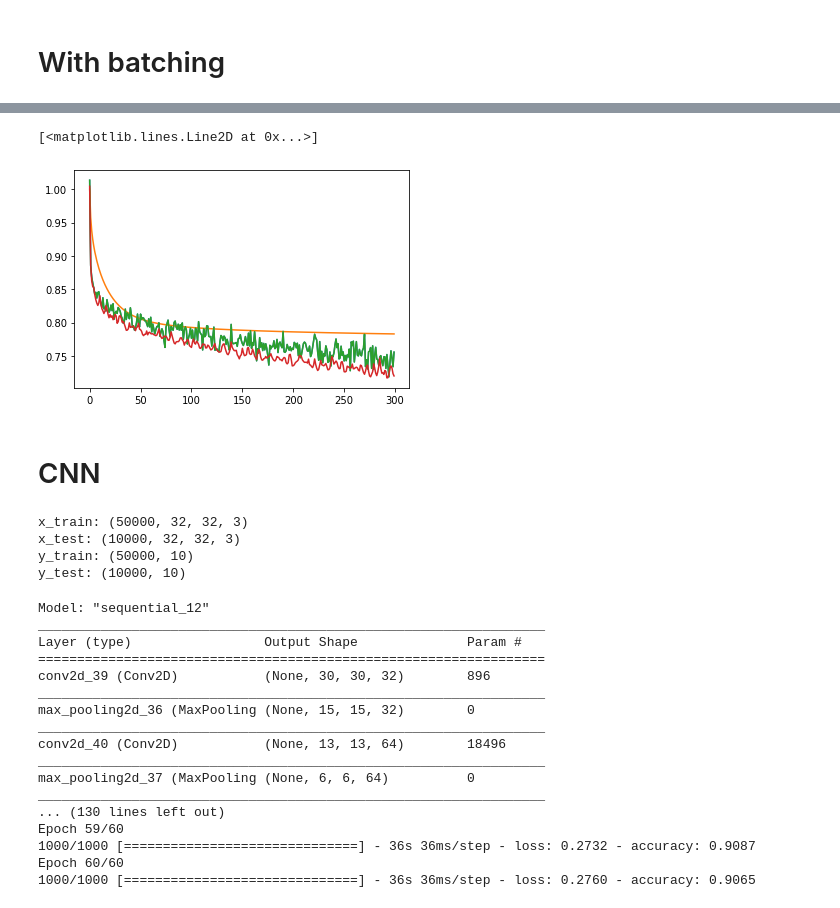
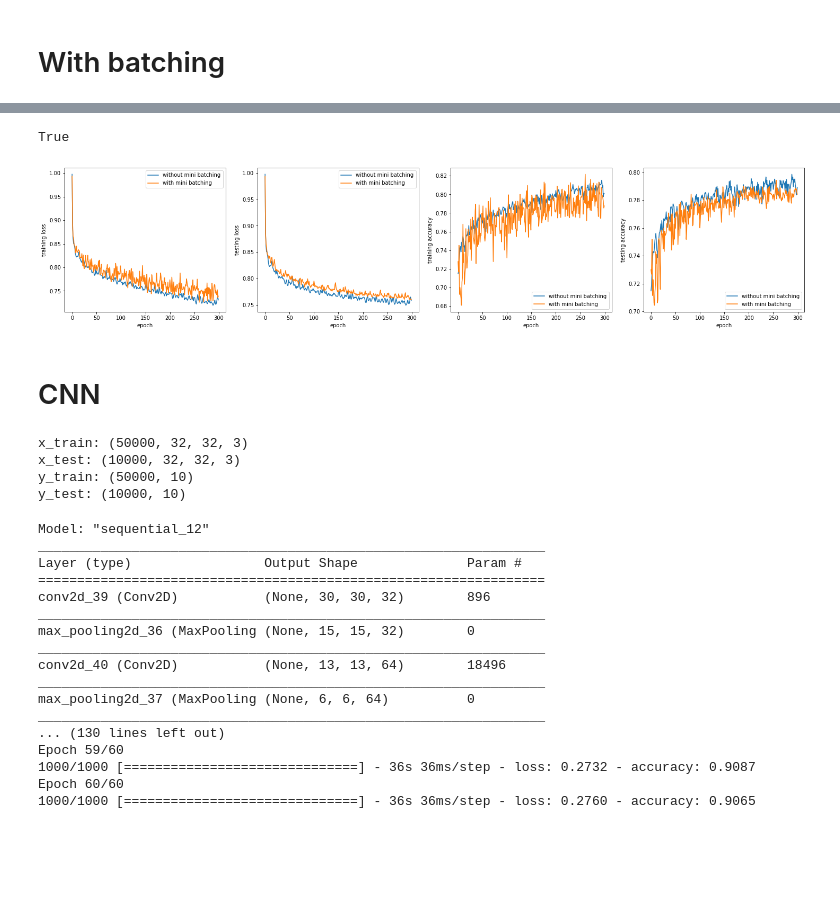
Before and after one commit to OshanJayawardana/Classification-Model-Comparison-CIFAR-10, a Jupyter notebook: A04_180437U.ipynb, the cells around one changed output, grey strips where cells are left out. Drawn from its saved outputs; the diff is of its cells as text; code cells hidden in the pictures; blank space fills up the shorter version.

```diff
--- a/A04_180437U.ipynb
+++ b/A04_180437U.ipynb
@@ -277,5 +296,5 @@ lr = 1.4e-2
 lr_decay= 0.999
 reg = 5e-6 #lamda
 
-w1m,b1m,w2m,b2m,loss_historym,train_acc_historym,val_acc_historym=layer2(x_train,y_train,x_test,y_test,batch_size,H,K,Din,lr,lr_decay,reg)
+w1m,b1m,w2m,b2m,loss_historym,loss_history_testm,train_acc_historym,val_acc_historym=layer2(x_trainn,y_trainn,x_testn,y_testn,batch_size,H,K,Din,lr,lr_decay,reg)
 # %% [output]
@@ -299,10 +318,7 @@ epoch 290/300: MSloss= 0.748683-- ,test loss= 0.762329--,train accracy= 0.793600
-# %%
-plt.plot(x_axis,loss_historym)
-plt.plot(x_axis,loss_history)
-plt.plot(x_axis,loss_historym)
-plt.plot(x_axis,loss_historyn)
-# %% [output]
-[<matplotlib.lines.Line2D at 0x...>]
-[figure, removed]
+# %%
+graphs([loss_historyn,loss_historym],[loss_history_testn,loss_history_testm],[train_acc_historyn,train_acc_historym],[val_acc_historyn,val_acc_historym],"2 layer dense with mini batching",compare=True,n=2,labels=["without mini batching","with mini batching"])
+# %% [output]
+True
+[figure, added]
 # %% [markdown]
 # CNN
@@ -311,31 +325,10 @@ from tensorflow.keras import layers,models
-# %%
-(x_train, y_train), (x_test, y_test) = keras.datasets.cifar10.load_data()
-
-K = len(np.unique(y_train)) # Classes #np.unique Find the unique elements of an array.
-Ntr = x_train.shape[0]
-Nte = x_test.shape[0]
-Din = x_train.shape[1]*x_train.shape[2]*x_train.shape[3] # CIFAR10
-
-# Normalize pixel values
-#x_train, x_test = x_train / 255.0, x_test / 255.0
-mean_image = np.mean(x_train, axis=0)
-x_train = x_train - mean_image
-x_test = x_test - mean_image
-
-y_train = tf.keras.utils.to_categorical(y_train, num_classes=K)
-y_test = tf.keras.utils.to_categorical(y_test, num_classes=K)
-
-x_train = x_train.astype('float32')
-x_test = x_test.astype('float32')
-print('x_train:', x_train.shape)
-print('x_test:', x_test.shape)
-print('y_train:', y_train.shape)
-print('y_test:', y_test.shape)
-# %% [output]
-x_train: (50000, 32, 32, 3)
-x_test: (10000, 32, 32, 3)
-y_train: (50000, 10)
-y_test: (10000, 10)
+# %%
+x_trainc,y_trainc,x_testc,y_testc=preproc(norm=False,reshape=False)
+# %% [output]
+x_train: (50000, 32, 32, 3)
+x_test: (10000, 32, 32, 3)
+y_train: (50000, 10)
+y_test: (10000, 10)
 # %%
 model = models.Sequential()
 
```
Also changed, not shown: parts of 13 cells of this notebook, 2 other files.
